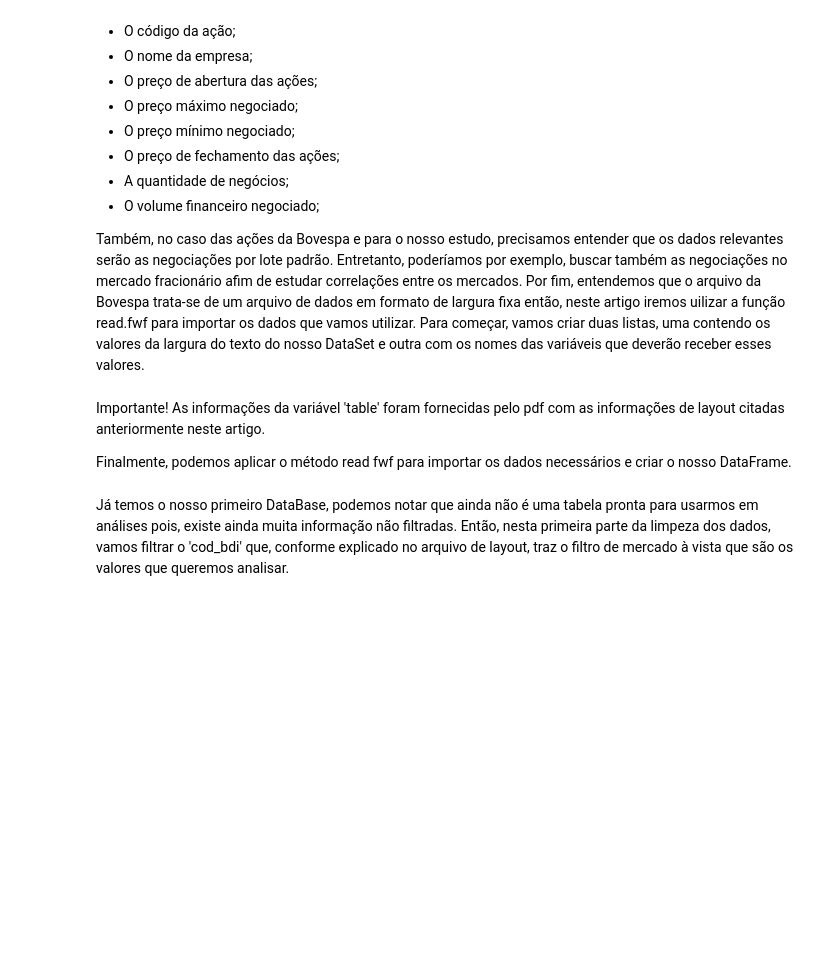
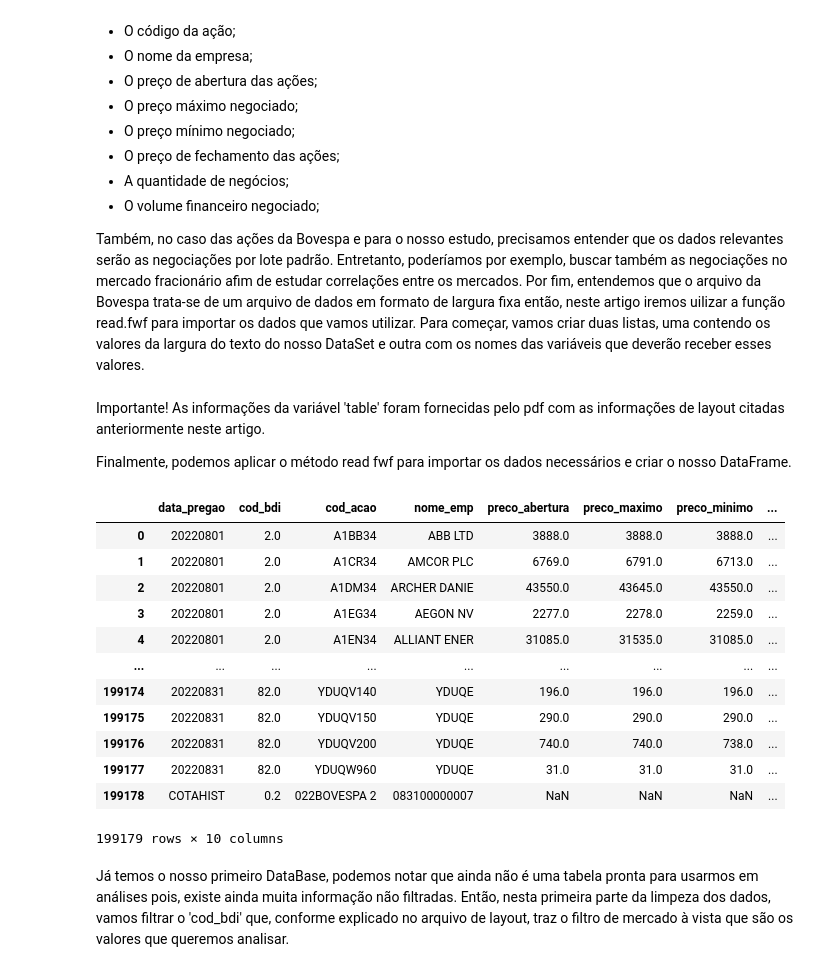
Before and after one commit to felipediogo0/Data_Science_Study, a Jupyter notebook: bovespa_oscilacoes_072022/Bovespa_2021_ETL.ipynb, the cells around one changed output. Cells and saved outputs as stored; diff of their text form; code cells hidden in the pictures; blank space fills up the shorter version.

```diff
--- a/bovespa_oscilacoes_072022/Bovespa_2021_ETL.ipynb
+++ b/bovespa_oscilacoes_072022/Bovespa_2021_ETL.ipynb
@@ -40,9 +40,23 @@ Importante! As informações da variável 'table' foram fornecidas pelo pdf com
 Finalmente, podemos aplicar o método read fwf para importar os dados necessários e criar o nosso DataFrame.
 # %%
 
-df_table = pd.read_fwf("./Arquivos/hist_ult12meses_a_vista_072022.TXT", colspecs = table,
+df_table = pd.read_fwf("./arquivos/082022/COTAHIST_M082022.TXT", colspecs = table,
 names = name_table, skiprows=1)
 display(df_table)
+# %% [output]
+|  | data_pregao | cod_bdi | cod_acao | nome_emp | preco_abertura | preco_maximo | preco_minimo | ... |
+| 0 | 20220801 | 2.0 | A1BB34 | ABB LTD | 3888.0 | 3888.0 | 3888.0 | ... |
+| 1 | 20220801 | 2.0 | A1CR34 | AMCOR PLC | 6769.0 | 6791.0 | 6713.0 | ... |
+| 2 | 20220801 | 2.0 | A1DM34 | ARCHER DANIE | 43550.0 | 43645.0 | 43550.0 | ... |
+| 3 | 20220801 | 2.0 | A1EG34 | AEGON NV | 2277.0 | 2278.0 | 2259.0 | ... |
+| 4 | 20220801 | 2.0 | A1EN34 | ALLIANT ENER | 31085.0 | 31535.0 | 31085.0 | ... |
+| ... | ... | ... | ... | ... | ... | ... | ... | ... |
+| 199174 | 20220831 | 82.0 | YDUQV140 | YDUQE | 196.0 | 196.0 | 196.0 | ... |
+| 199175 | 20220831 | 82.0 | YDUQV150 | YDUQE | 290.0 | 290.0 | 290.0 | ... |
+| 199176 | 20220831 | 82.0 | YDUQV200 | YDUQE | 740.0 | 740.0 | 738.0 | ... |
+| 199177 | 20220831 | 82.0 | YDUQW960 | YDUQE | 31.0 | 31.0 | 31.0 | ... |
+| 199178 | COTAHIST | 0.2 | 022BOVESPA 2 | 083100000007 | NaN | NaN | NaN | ... |
+199179 rows × 10 columns
 # %% [markdown]
 Já temos o nosso primeiro DataBase, podemos notar que ainda não é uma tabela pronta para usarmos em análises pois, existe ainda muita informação não filtradas. Então, nesta primeira parte da limpeza dos dados, vamos filtrar o 'cod_bdi' que, conforme explicado no arquivo de layout, traz o filtro de mercado à vista que são os valores que queremos analisar.
 # %%
```
Also changed, not shown: parts of 8 cells of this notebook, 6 other files.
